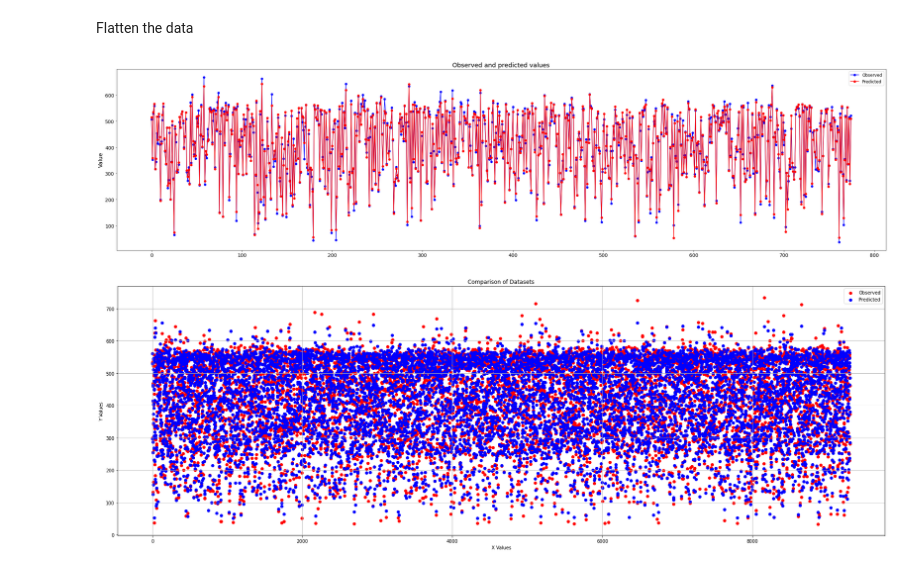
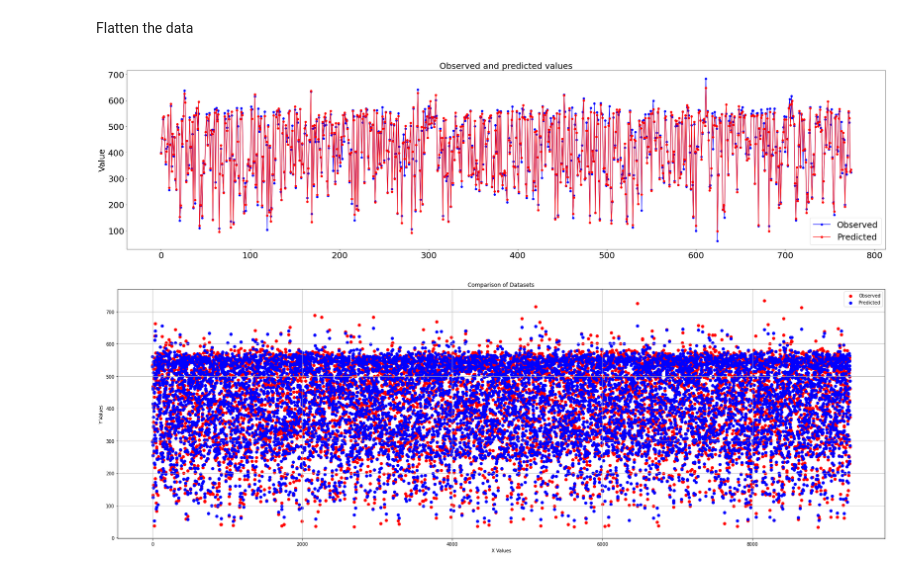
Before and after one commit to ifran-rahman/solar-irradiance-estimation-dl, a Jupyter notebook: main.ipynb, the cells around one changed output. Cells and saved outputs as stored; diff of their text form; code cells hidden in the pictures.

```diff
--- a/main.ipynb
+++ b/main.ipynb
@@ -32,7 +34,7 @@ class SolarRadiance(Dataset):
         img_path = os.path.join(self.root_dir, self.annotations.iloc[index, 0])
         image = io.imread(img_path)
         image = cv2.imread(img_path)#, cv2.IMREAD_COLOR)
-        image = cv2.resize(image, (60, 80))
+        image = cv2.resize(image, (6, 8))
 
         y_label = torch.tensor(int(self.annotations.iloc[index, 1]))
         #print( "Label",y_label)
@@ -68,20 +47,20 @@ torch.Size([1, 60, 80])
 device = torch.device("cuda" if torch.cuda.is_available() else "cpu")
 # %% [markdown]
 Load Data
+# %%
+
+# Hyperparameters
+in_channel = 1
+batch_size = 100
+num_epochs = 5
+cr = 1 # if cr = 0 the model will be trained with RMSE loss and vice versa
+lr=0.001 # learning rate
 # %%
 images = 'infrared/'
 labels = 'filtered_pyranometer.csv'
 
 # images = 'mini_ds/'
 # labels = 'mini_ds.csv'
-
-
-# Hyperparameters
-in_channel = 1
-batch_size = 30
-num_epochs = 50
-cr = 1 # if cr = 0 the model will be trained with RMSE loss and vice versa
-lr=0.001 # learning rate
 
 # Load Data
 dataset = SolarRadiance(
@@ -319,31 +308,31 @@ indices_o = list(range(o_len))
 # %%
 import matplotlib.pyplot as plt
 
 # Your existing code...
 
 # Create a plot
 plt.figure(figsize=(40, 10))  # Adjust the figure size as needed
 
 # Plot the values against their index positions
 plt.plot(indices_t, targets[0:t_len], marker='o', linestyle='-', color='blue')
 plt.plot(indices_o, outputs[0:o_len], marker='o', linestyle='-', color='red')
 
 # Add labels and a title
-plt.ylabel('Value', fontsize=16)  # Adjust fontsize for ylabel
-plt.title('Observed and predicted values', fontsize=18)  # Adjust fontsize for title
+plt.ylabel('Value', fontsize=25)  # Adjust fontsize for ylabel
+plt.title('Observed and predicted values', fontsize=25)  # Adjust fontsize for title
 
 # Increase Legend Size
-plt.legend(labels=['Observed', 'Predicted'], fontsize='large')
+plt.legend(labels=['Observed', 'Predicted'], fontsize=25)
 plt.subplots_adjust(bottom=0.15)
 # Increase Xticks and Yticks Size
-plt.xticks(fontsize=14)  # Set the fontsize for xticks
-plt.yticks(fontsize=14)  # Set the fontsize for yticks
+plt.xticks(fontsize=25)  # Set the fontsize for xticks
+plt.yticks(fontsize=25)  # Set the fontsize for yticks
 
 # Save and display the plot
 plt.savefig('results/performance.png')
 plt.show()
 # %% [output]
-[figure, old version]
+[figure, new version]
 # %%
 # Create a scatter plot for both datasets
 plt.figure(figsize=(30, 10))  # Adjust the figure size as needed
```
Also changed, not shown: parts of 6 cells of this notebook.
